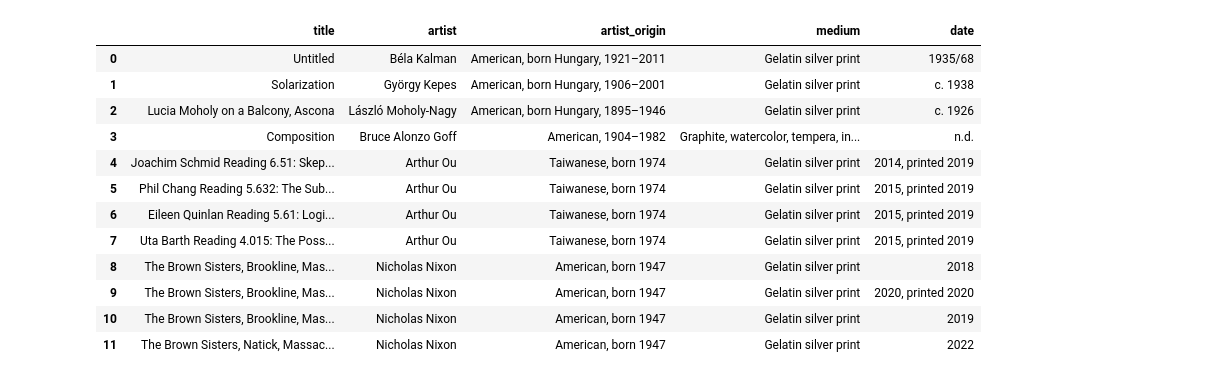
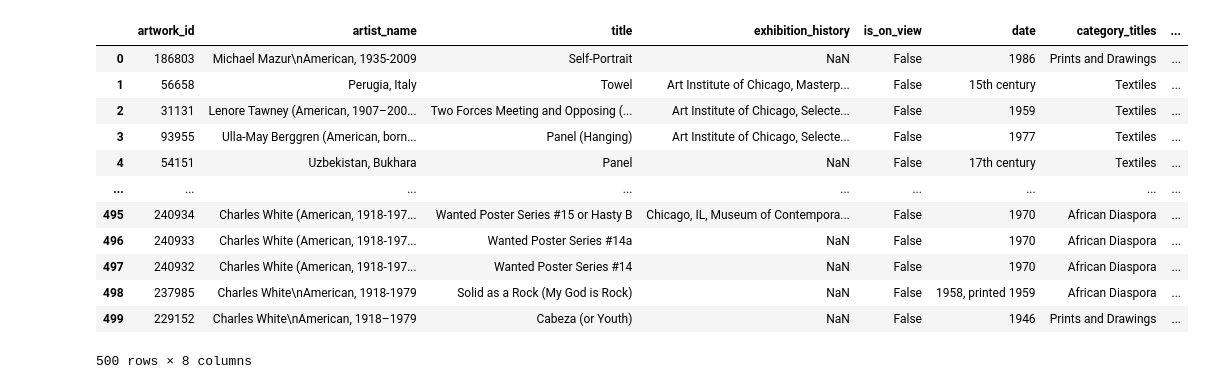
Before and after one commit to adamsnlamin/Final-Project, a Jupyter notebook: Group9_Starter_Code.ipynb, the cells around one changed output. Cells and saved outputs as stored; diff of their text form; code cells hidden in the pictures.

```diff
--- a/Group9_Starter_Code.ipynb
+++ b/Group9_Starter_Code.ipynb
@@ -1,55 +0,0 @@
-# %%
-import requests
-import pandas as pd
-
-# Define the API endpoint
-url = "https://api.artic.edu/api/v1/artworks"
-
-# Make a GET request to the API
-response = requests.get(url)
-
-# Check if the request was successful (status code 200)
-if response.status_code == 200:
-    # Extract the JSON data from the response
-    data = response.json()
-
-    # Extract relevant information from the response and create a DataFrame
-    artworks = []
-    for artwork in data['data']:
-        # Split artist information based on newline character
-        artist_info = artwork['artist_display'].split('\n')
-
-        # Extract artist name and origin (if available)
-        artist_name = artist_info[0].strip()  # Remove leading/trailing whitespace
-        artist_origin = artist_info[1].strip() if len(artist_info) > 1 else None
-
-        artwork_info = {
-            'title': artwork['title'],
-            'artist': artist_name,
-            'artist_origin': artist_origin,  # New column for artist origin
-            'medium': artwork['medium_display'],
-            'date': artwork['date_display']
-            # Add more fields as needed
-        }
-        artworks.append(artwork_info)
-
-    # Convert the list of dictionaries into a DataFrame
-    df = pd.DataFrame(artworks)
-else:
-    print("Error:", response.status_code)
-
-df
-# %% [output]
-|  | title | artist | artist_origin | medium | date |
-| 0 | Untitled | Béla Kalman | American, born Hungary, 1921–2011 | Gelatin silver print | 1935/68 |
-| 1 | Solarization | György Kepes | American, born Hungary, 1906–2001 | Gelatin silver print | c. 1938 |
-| 2 | Lucia Moholy on a Balcony, Ascona | László Moholy-Nagy | American, born Hungary, 1895–1946 | Gelatin silver print | c. 1926 |
-| 3 | Composition | Bruce Alonzo Goff | American, 1904–1982 | Graphite, watercolor, tempera, in... | n.d. |
-| 4 | Joachim Schmid Reading 6.51: Skep... | Arthur Ou | Taiwanese, born 1974 | Gelatin silver print | 2014, printed 2019 |
-| 5 | Phil Chang Reading 5.632: The Sub... | Arthur Ou | Taiwanese, born 1974 | Gelatin silver print | 2015, printed 2019 |
-| 6 | Eileen Quinlan Reading 5.61: Logi... | Arthur Ou | Taiwanese, born 1974 | Gelatin silver print | 2015, printed 2019 |
-| 7 | Uta Barth Reading 4.015: The Poss... | Arthur Ou | Taiwanese, born 1974 | Gelatin silver print | 2015, printed 2019 |
-| 8 | The Brown Sisters, Brookline, Mas... | Nicholas Nixon | American, born 1947 | Gelatin silver print | 2018 |
-| 9 | The Brown Sisters, Brookline, Mas... | Nicholas Nixon | American, born 1947 | Gelatin silver print | 2020, printed 2020 |
-| 10 | The Brown Sisters, Brookline, Mas... | Nicholas Nixon | American, born 1947 | Gelatin silver print | 2019 |
-| 11 | The Brown Sisters, Natick, Massac... | Nicholas Nixon | American, born 1947 | Gelatin silver print | 2022 |
@@ -55,0 +10,18 @@ df
+# %%
+artwork_file = Path("artwork_data.csv")
+artwork_data = pd.read_csv(artwork_file)
+artwork_data
+# %% [output]
+|  | artwork_id | artist_name | title | exhibition_history | is_on_view | date | category_titles | ... |
+| 0 | 186803 | Michael Mazur\nAmerican, 1935-2009 | Self-Portrait | NaN | False | 1986 | Prints and Drawings | ... |
+| 1 | 56658 | Perugia, Italy | Towel | Art Institute of Chicago, Masterp... | False | 15th century | Textiles | ... |
+| 2 | 31131 | Lenore Tawney (American, 1907–200... | Two Forces Meeting and Opposing (... | Art Institute of Chicago, Selecte... | False | 1959 | Textiles | ... |
+| 3 | 93955 | Ulla-May Berggren (American, born... | Panel (Hanging) | Art Institute of Chicago, Selecte... | False | 1977 | Textiles | ... |
+| 4 | 54151 | Uzbekistan, Bukhara | Panel | NaN | False | 17th century | Textiles | ... |
+| ... | ... | ... | ... | ... | ... | ... | ... | ... |
+| 495 | 240934 | Charles White (American, 1918-197... | Wanted Poster Series #15 or Hasty B | Chicago, IL, Museum of Contempora... | False | 1970 | African Diaspora | ... |
+| 496 | 240933 | Charles White (American, 1918-197... | Wanted Poster Series #14a | NaN | False | 1970 | African Diaspora | ... |
+| 497 | 240932 | Charles White (American, 1918-197... | Wanted Poster Series #14 | NaN | False | 1970 | African Diaspora | ... |
+| 498 | 237985 | Charles White\nAmerican, 1918-1979 | Solid as a Rock (My God is Rock) | NaN | False | 1958, printed 1959 | African Diaspora | ... |
+| 499 | 229152 | Charles White\nAmerican, 1918–1979 | Cabeza (or Youth) | NaN | False | 1946 | Prints and Drawings | ... |
+500 rows × 8 columns
```
Also changed, not shown: parts of 10 cells of this notebook, 1 other file.
